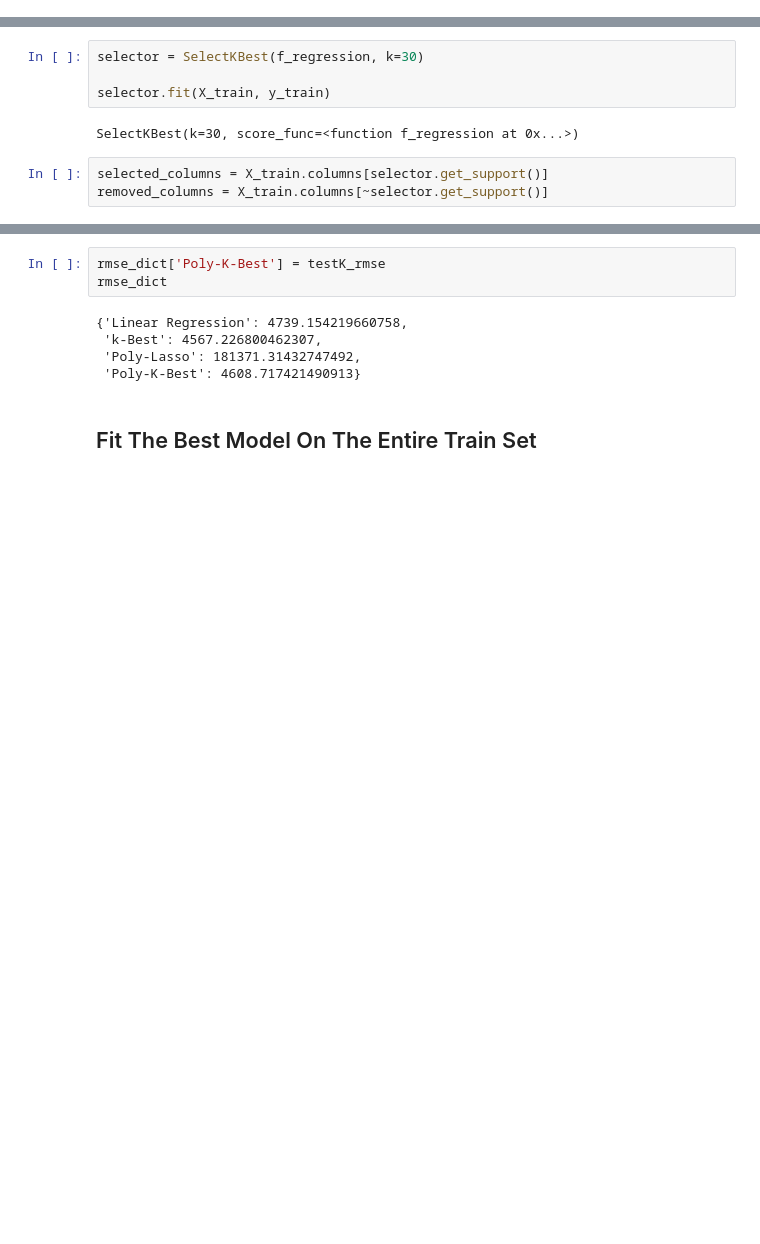
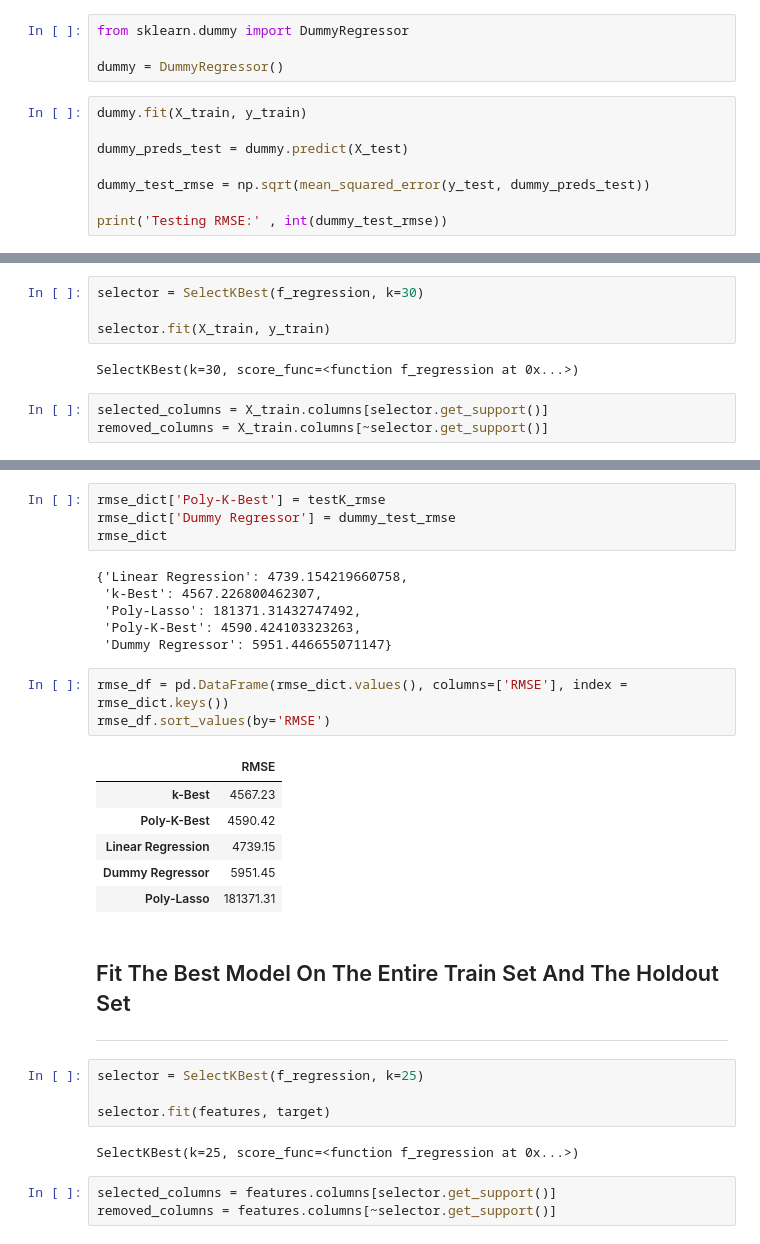
Before and after one commit to ykfarhan/forecasting-nymets-attendance, a Jupyter notebook: Regression_mlb.ipynb, the cells around one changed output, grey strips where cells are left out. Saved outputs shown, nothing was run; the diff lists cells and outputs as text; blank space fills up the shorter version.

Commit message:
Added dummy regressor,Predicted holdout set

```diff
--- a/Regression_mlb.ipynb
+++ b/Regression_mlb.ipynb
@@ -62,0 +69,12 @@ ____
+# %%
+from sklearn.dummy import DummyRegressor
+
+dummy = DummyRegressor()
+# %%
+dummy.fit(X_train, y_train)
+
+dummy_preds_test = dummy.predict(X_test)
+
+dummy_test_rmse = np.sqrt(mean_squared_error(y_test, dummy_preds_test))
+
+print('Testing RMSE:' , int(dummy_test_rmse))
@@ -247,10 +263,32 @@ Testing RMSE: 4608
 # %%
 rmse_dict['Poly-K-Best'] = testK_rmse
+rmse_dict['Dummy Regressor'] = dummy_test_rmse
 rmse_dict
 # %% [output]
 {'Linear Regression': 4739.154219660758,
  'k-Best': 4567.226800462307,
  'Poly-Lasso': 181371.31432747492,
- 'Poly-K-Best': 4608.717421490913}
+ 'Poly-K-Best': 4590.424103323263,
+ 'Dummy Regressor': 5951.446655071147}
+# %%
+rmse_df = pd.DataFrame(rmse_dict.values(), columns=['RMSE'], index = rmse_dict.keys())
+rmse_df.sort_values(by='RMSE')
+# %% [output]
+|  | RMSE |
+| k-Best | 4567.23 |
+| Poly-K-Best | 4590.42 |
+| Linear Regression | 4739.15 |
+| Dummy Regressor | 5951.45 |
+| Poly-Lasso | 181371.31 |
 # %% [markdown]
-## Fit The Best Model On The Entire Train Set
+## Fit The Best Model On The Entire Train Set And The Holdout Set
+___
+# %%
+selector = SelectKBest(f_regression, k=25)
+
+selector.fit(features, target)
+# %% [output]
+SelectKBest(k=25, score_func=<function f_regression at 0x...>)
+# %%
+selected_columns = features.columns[selector.get_support()]
+removed_columns = features.columns[~selector.get_support()]
```
Also changed, not shown: parts of 17 cells of this notebook.
